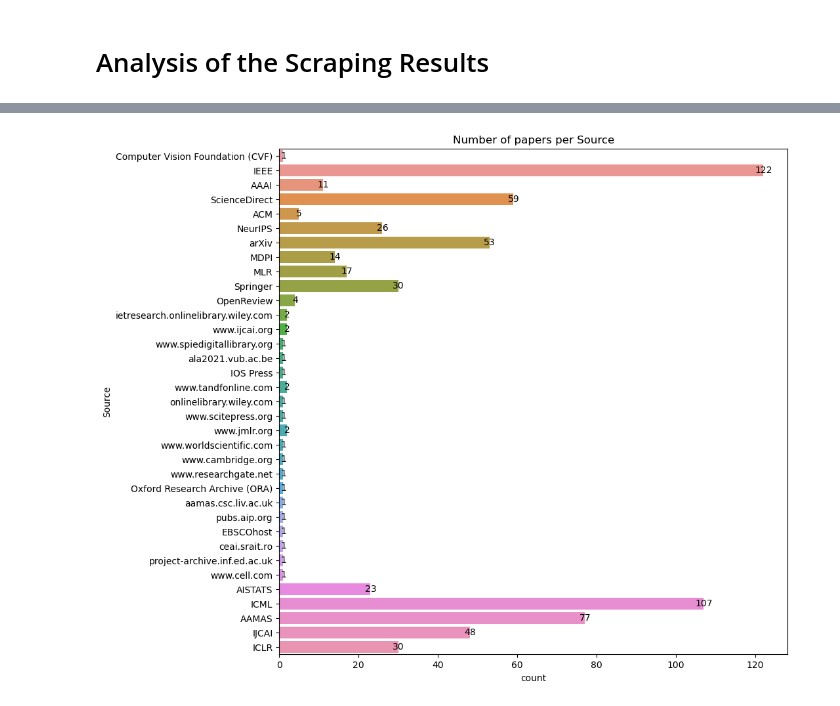
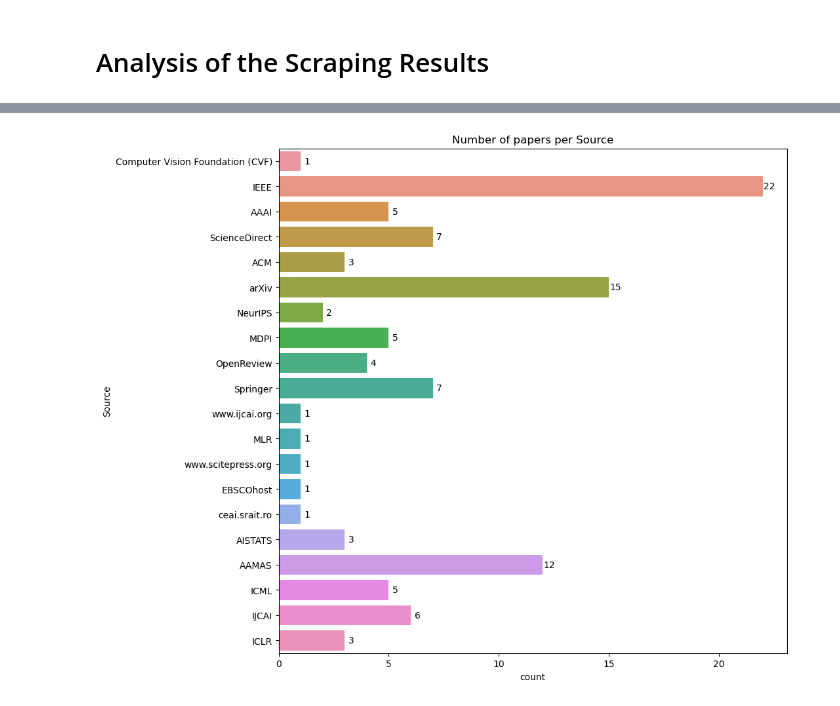
Before and after one commit to HamBa-m/sci-scraper, a Jupyter notebook: notebooks/eda.ipynb, the cells around one changed output, grey strips where cells are left out. Saved outputs shown, nothing was run; the diff lists cells and outputs as text; code cells hidden in the pictures.

Commit message:
adding old results and generating filtred results

```diff
--- a/notebooks/eda.ipynb
+++ b/notebooks/eda.ipynb
@@ -61,14 +58,14 @@ len(df)
 # %%
-# save the filtered dataset
-df.to_excel('../results/relevant_papers.xlsx', index=False)
+# load the data
+df = pd.read_excel('../results/relevant_papers.xlsx')
 # %%
 # barplot of the number of papers per Source
 plt.figure(figsize=(10, 10))
 sns.countplot(data=df, y='Source')
 # add number of papers per Source on the right of each bar
 for i in range(len(df['Source'].value_counts(sort=False).index)):
-    plt.text(df['Source'].value_counts(sort=False).values[i]+0.05, i, df['Source'].value_counts(sort=False).values[i], ha='center', va='center')
+    plt.text(df['Source'].value_counts(sort=False).values[i]+0.3, i, df['Source'].value_counts(sort=False).values[i], ha='center', va='center')
 plt.title('Number of papers per Source')
 plt.show()
 # %% [output]
-[figure, old version]
+[figure, new version]
```
Also changed, not shown: parts of 14 cells of this notebook, 5 other files.
